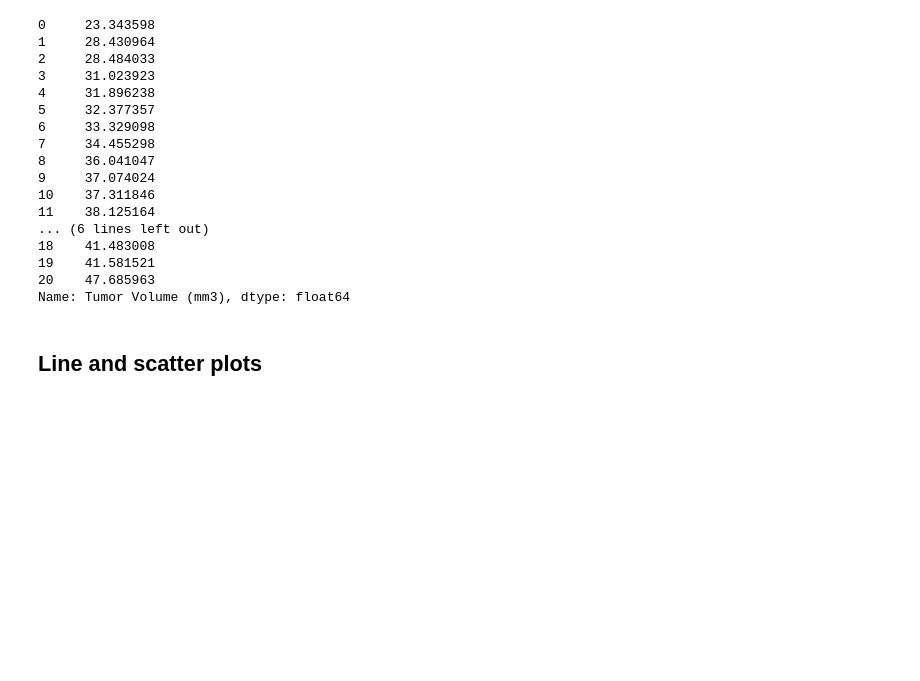
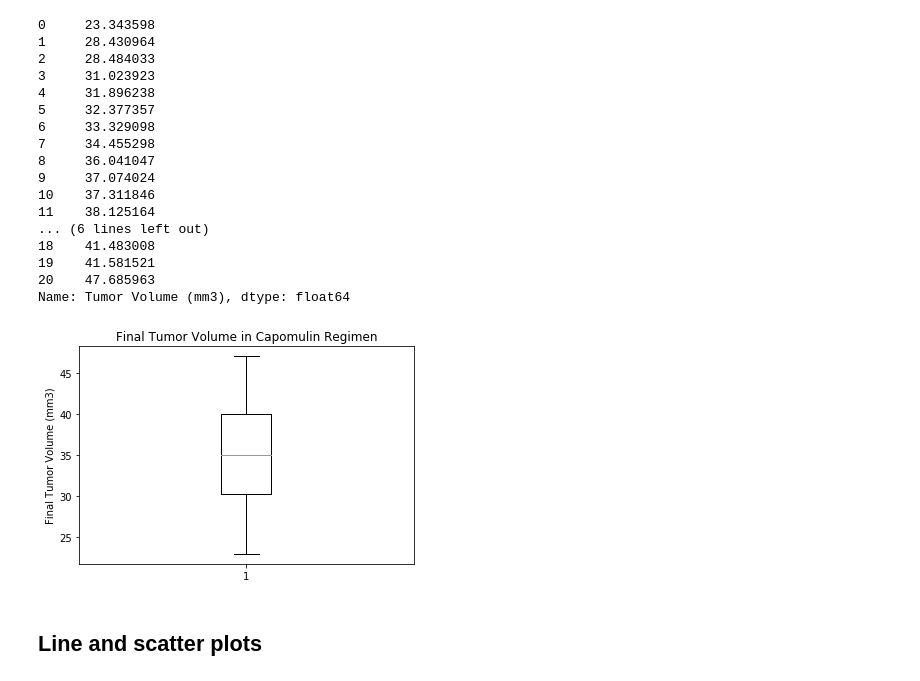
Before and after one commit to musman78664/Matplotlib-Homework---The-Power-of-Plots, a Jupyter notebook: Pymaceuticals/pymaceuticals_starter.ipynb, the cells around one changed output. Drawn from its saved outputs; the diff is of its cells as text; code cells hidden in the pictures; blank space fills up the shorter version.

```diff
--- a/Pymaceuticals/pymaceuticals_starter.ipynb
+++ b/Pymaceuticals/pymaceuticals_starter.ipynb
@@ -241,6 +241,16 @@ cap_list
 19    41.581521
 20    47.685963
 Name: Tumor Volume (mm3), dtype: float64
+# %%
+# Example outlier plot of reaction times
+cap_list = [23, 47, 41, 40, 28, 28, 31, 33, 34, 36, 39, 40]
+fig1, ax1 = plt.subplots()
+ax1.set_title('Final Tumor Volume in Capomulin Regimen')
+ax1.set_ylabel('Final Tumor Volume (mm3)')
+ax1.boxplot(cap_list)
+plt.show()
+# %% [output]
+[figure, added]
 # %% [markdown]
 ## Line and scatter plots
 # %%
```
Also changed, not shown: parts of 1 cell of this notebook.
